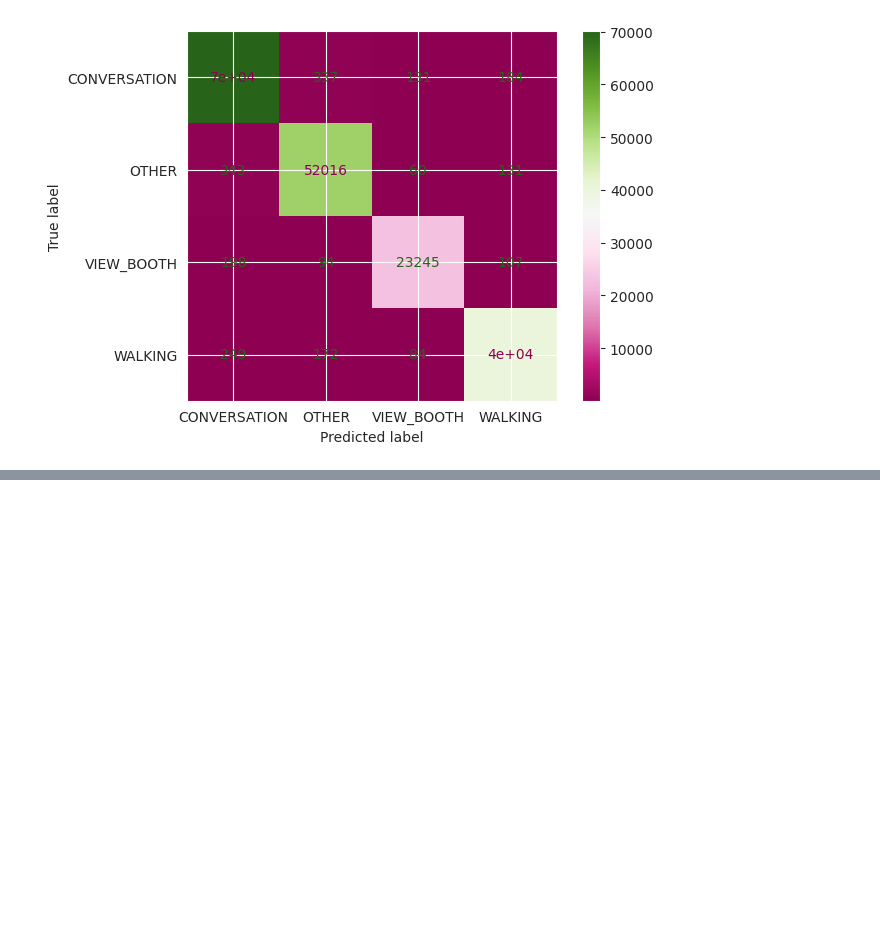
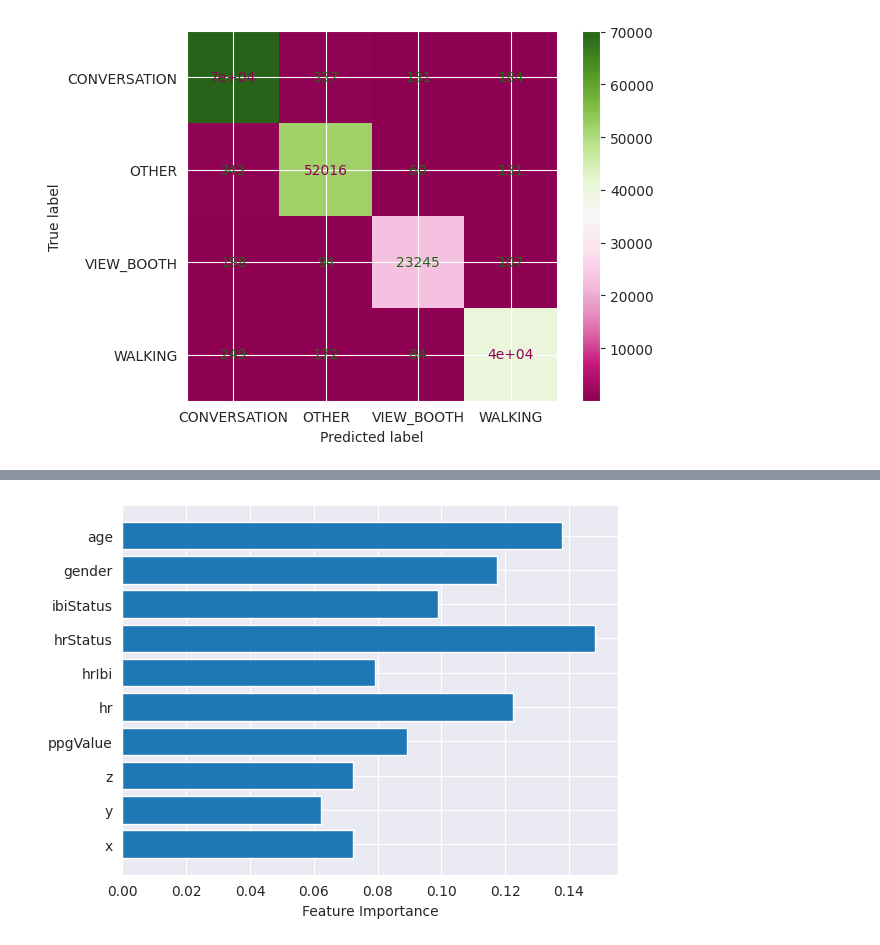
Before and after one commit to Wespe95/BBDC_2024, a Jupyter notebook: BBDC/BBDC_datenanalyse.ipynb, the cells around one changed output, grey strips where cells are left out. Drawn from its saved outputs; the diff is of its cells as text; code cells hidden in the pictures; blank space fills up the shorter version.

Commit message:
Preprocessed_data + Geschlecht + Alter --> merged_preprocessed_data_with_info.csv,  Experiment für Emotionen mit XGBoost,

```diff
--- a/BBDC/BBDC_datenanalyse.ipynb
+++ b/BBDC/BBDC_datenanalyse.ipynb
@@ -298,0 +311,3 @@ plt.savefig('Confusions_matrix_XGBoost.png')
+# %%
+merged_df = merged_df.dropna(subset=['affect', 'context'])
+merged_df
@@ -298,0 +350,6 @@ plt.savefig('Confusions_matrix_XGBoost.png')
+# %%
+le_gender = LabelEncoder()
+le_age = LabelEncoder()
+
+merged_df['gender'] = le_gender.fit_transform(merged_df['gender'])
+merged_df['age'] = le_age.fit_transform(merged_df['age'])
@@ -298,0 +382,11 @@ plt.savefig('Confusions_matrix_XGBoost.png')
+# %%
+X = merged_df.drop(['sessionId','timestamp_seconds',  'notification', 'engagement', 'context', 'timestamp', 'affect'], axis=1)
+y_context = merged_df['context']
+y_affect = merged_df['affect']
+
+X_train_k, X_test_k, y_train_k, y_test_k = train_test_split(X, y_context, test_size=0.2)
+
+le = LabelEncoder()
+y_train_context_encoded = le.fit_transform(y_train_k)
+y_test_context_encoded = le.transform(y_test_k)
+#y_affect_encoded = le.fit_transform(y_affect)
@@ -298,0 +395,8 @@ plt.savefig('Confusions_matrix_XGBoost.png')
+# %%
+xgbc_k = XGBClassifier(max_depth=13,n_estimators=300,learning_rate=0.5)
+
+xgbc_k.fit(X_train_k, y_train_context_encoded)
+y_pred_k = xgbc_k.predict(X_test_k)
+y_test_decode2 = le.inverse_transform(y_test_context_encoded)
+y_pred_k_decode2 = le.inverse_transform(y_pred_k)
+print(classification_report(y_test_decode2, y_pred_k_decode2))
@@ -298,0 +414,11 @@ plt.savefig('Confusions_matrix_XGBoost.png')
+# %%
+# Hole die Feature Importance
+importances_k = xgbc_k.feature_importances_
+
+# Erstelle ein Balkendiagramm
+plt.barh(range(len(importances_k)), importances_k)
+plt.yticks(range(len(importances_k)), X_train_k.columns)
+plt.xlabel('Feature Importance')
+plt.show()
+# %% [output]
+[figure, added]
```
Also changed, not shown: parts of 15 cells of this notebook, 1 other file.
